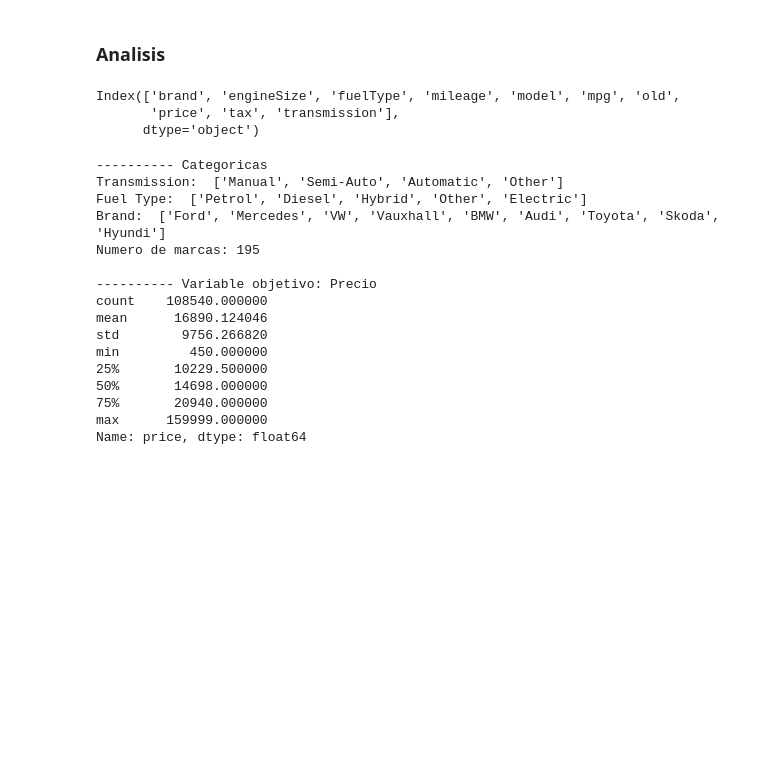
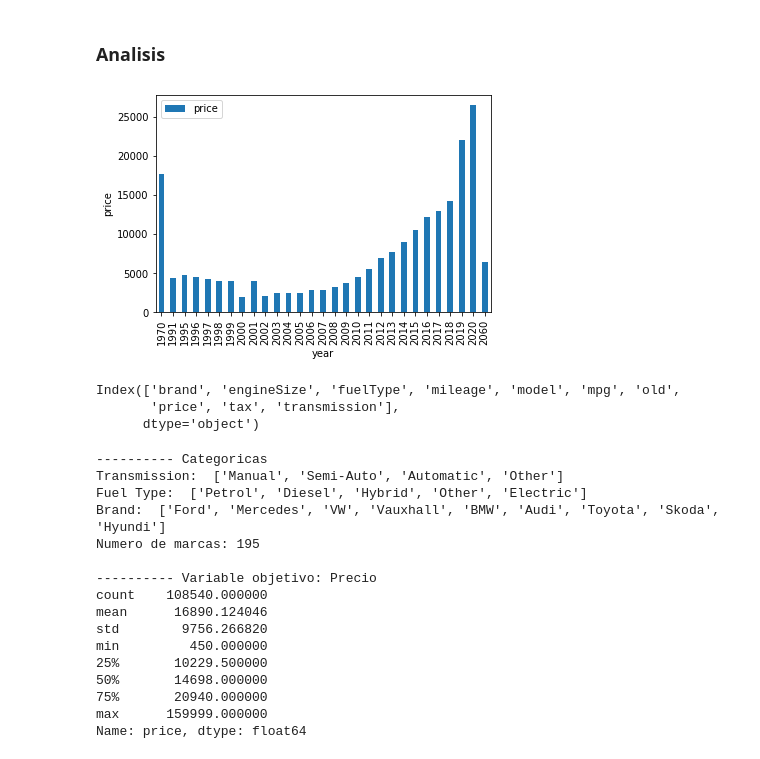
Before and after one commit to karinSalazar/Grupo_5, a Jupyter notebook: Preprocesamiento.ipynb, the cells around one changed output. Saved outputs shown, nothing was run; the diff lists cells and outputs as text; code cells hidden in the pictures; blank space fills up the shorter version.

```diff
--- a/Preprocesamiento.ipynb
+++ b/Preprocesamiento.ipynb
@@ -275,13 +275,15 @@ df
 # %% [markdown]
 ### Analisis
 # %%
+compare_bar(df, "year")
 if "old" not in list(df.columns):
     df["old"] = 2021 - df["year"]
     df = df[df.columns.difference(['year'])]
 
 df = df.drop(df[df.old < 0].index)
 df.columns
 # %% [output]
+[figure, added]
 Index(['brand', 'engineSize', 'fuelType', 'mileage', 'model', 'mpg', 'old',
        'price', 'tax', 'transmission'],
       dtype='object')
```
Also changed, not shown: parts of 4 cells of this notebook.
